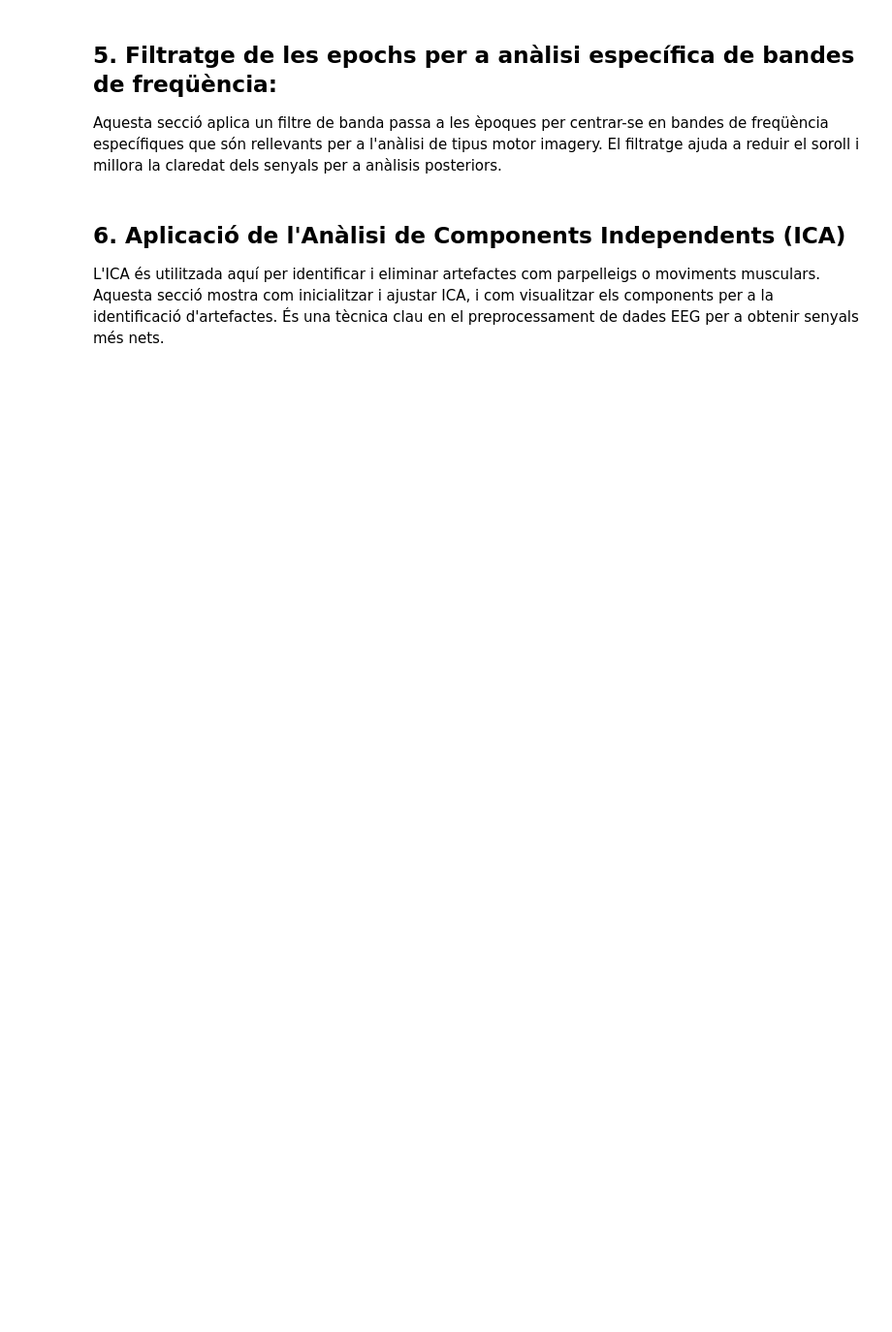
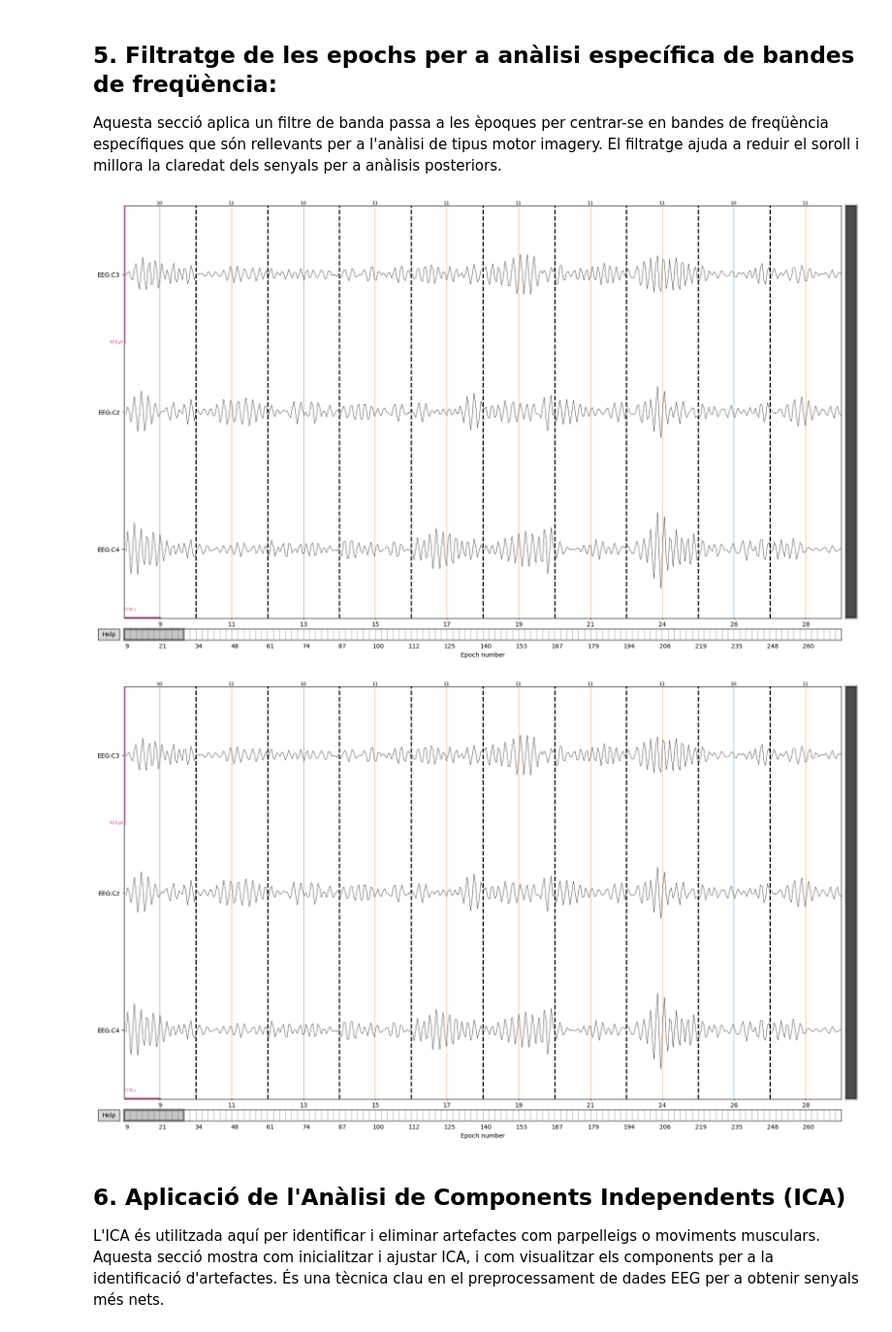
Before and after one commit to mugiwarafx/BCI-Competition-IV-Experiments-data-set-B, a Jupyter notebook: models/svm.ipynb, the cells around one changed output. Shown at 97% size. Saved outputs shown, nothing was run; the diff lists cells and outputs as text; code cells hidden in the pictures; blank space fills up the shorter version.

```diff
--- a/models/svm.ipynb
+++ b/models/svm.ipynb
@@ -108,13 +175,16 @@ Aquesta secció aplica un filtre de banda passa a les èpoques per centrar-se en
 El filtratge ajuda a reduir el soroll i millora la claredat dels senyals per a anàlisis posteriors.
 # %%
 # Applying band-pass filter to the data
-low_freq, high_freq = 7, 13  # Low and high cut-off frequencies
+low_freq, high_freq = 8, 12  # Low and high cut-off frequencies
 
 # Applying the filter to the EEG data
 filtered_epochs = epochs.copy().filter(low_freq, high_freq, fir_design='firwin')
 
 # Plotting the filtered data for a few epochs for visual inspection
-filtered_epochs.plot(n_epochs=10, n_channels=len(picks))
+filtered_epochs.plot(n_epochs=10, n_channels=len(picks), events=True)
+# %% [output]
+[figure, added]
+[figure, added]
 # %% [markdown]
 ## 6. Aplicació de l'Anàlisi de Components Independents (ICA)
 
```
Also changed, not shown: parts of 8 cells of this notebook, 1 other file.
